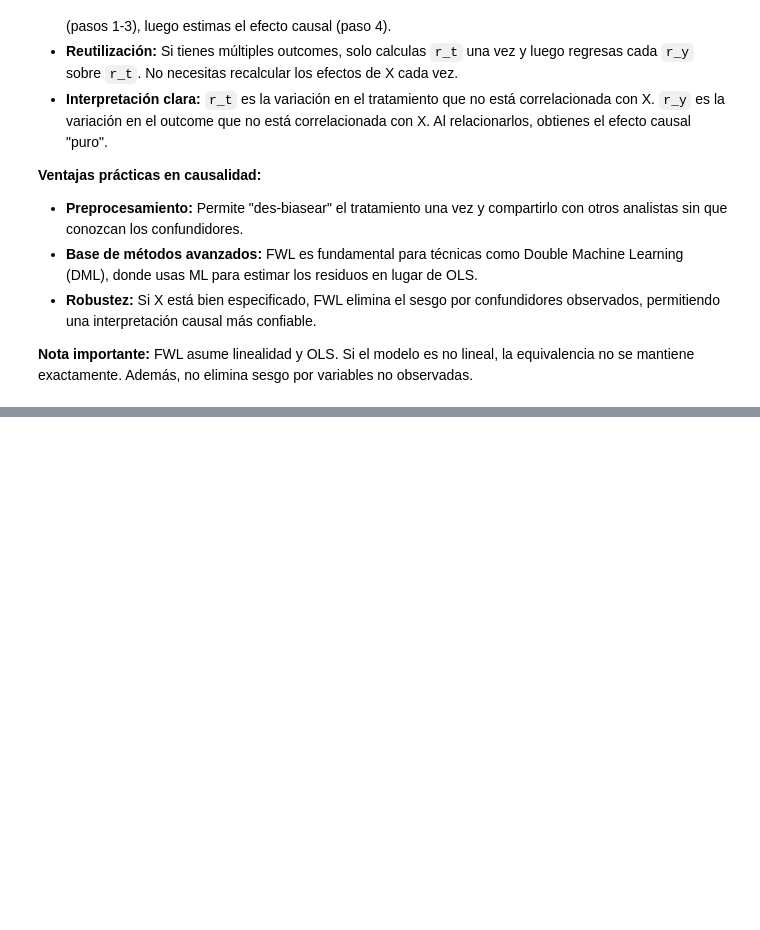
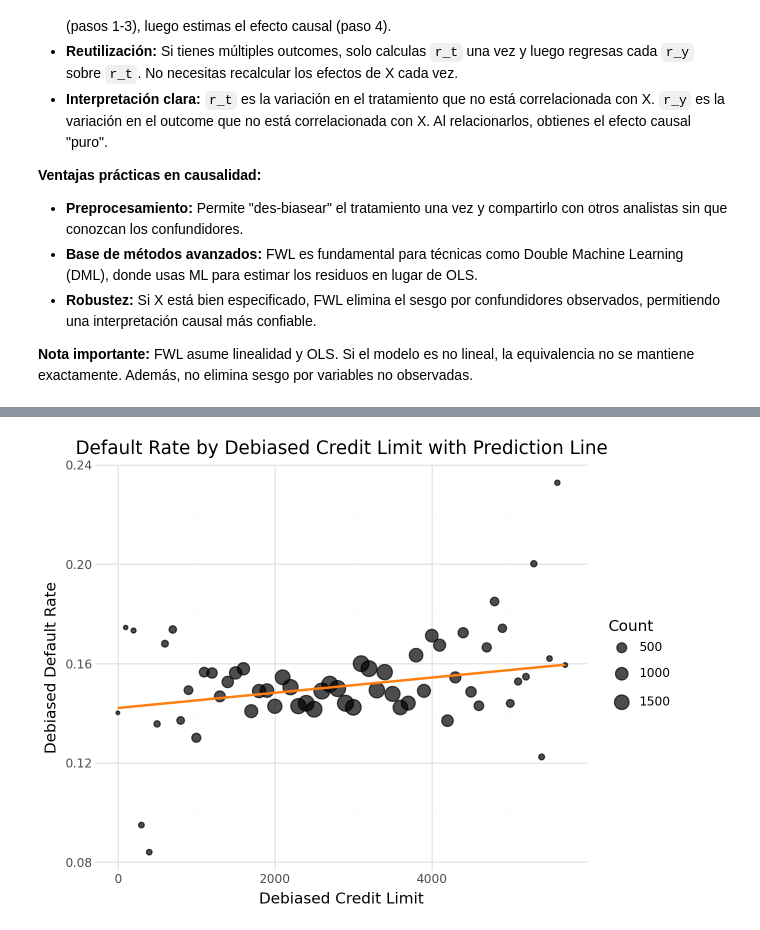
Before and after one commit to Sechi42/Causal_Inference-with-python, a Jupyter notebook: ch04/ch04.ipynb, the cells around one changed output, grey strips where cells are left out. Cells and saved outputs as stored; diff of their text form; code cells hidden in the pictures; blank space fills up the shorter version.

```diff
--- a/ch04/ch04.ipynb
+++ b/ch04/ch04.ipynb
@@ -354,0 +508,12 @@ FWL demuestra que el coeficiente de `credit_limit` en la regresión completa `de
+# %%
+denoising_model = smf.ols(
+    'default ~ wage + credit_score1 + credit_score2',
+    data=risk_data_deb.to_pandas()
+).fit()
+
+default_res = denoising_model.resid + risk_data_deb.select(pl.col("default")).mean().item()
+
+risk_data_denoise = risk_data_deb.with_columns(
+    default_res=pl.Series(default_res),
+)
+risk_data_denoise
@@ -354,0 +576,6 @@ FWL demuestra que el coeficiente de `credit_limit` en la regresión completa `de
+# %%
+model_w_orthogonal = smf.ols(
+    "default_res ~ credit_limit_res",
+    data=risk_data_denoise.to_pandas()
+).fit()
+model_w_orthogonal.summary().tables[1]
@@ -354,0 +603,38 @@ FWL demuestra que el coeficiente de `credit_limit` en la regresión completa `de
+# %%
+# Construimos el DataFrame agrupado y añadimos las predicciones del modelo ortogonalizado
+plt_df_orth = (
+    risk_data_denoise.with_columns(
+        credit_limit_res=((pl.col("credit_limit_res") / pl.lit(100)).round().mul(100))
+    )
+    .group_by(pl.col("credit_limit_res"))
+    .agg(pl.col("default_res").mean(),
+         pl.len().alias("size"))
+    .filter(pl.col("size") > 30)
+    .sort(by=pl.col("credit_limit_res"))
+)
+
+plt_df_orth = plt_df_orth.with_columns(
+    preds=pl.Series(model_w_orthogonal.predict(
+        plt_df_orth.select(
+            pl.col("credit_limit_res"))
+.to_pandas()
+        )
+    )
+)
+
+
+g = (
+    ggplot(data=plt_df_orth, mapping=aes(x="credit_limit_res"))
+    + geom_point(aes(y="default_res", size="size"), alpha=0.7)
+    + geom_line(aes(y="preds"), color="#ff7f0e", size=1)
+    + labs(
+        x="Debiased Credit Limit",
+        title="Default Rate by Debiased Credit Limit with Prediction Line",
+        y="Debiased Default Rate",
+        size="Count"
+    )
+    + theme_minimal()
+    )
+g
+# %% [output]
+[figure, added]
```
Also changed, not shown: parts of 22 cells of this notebook.
